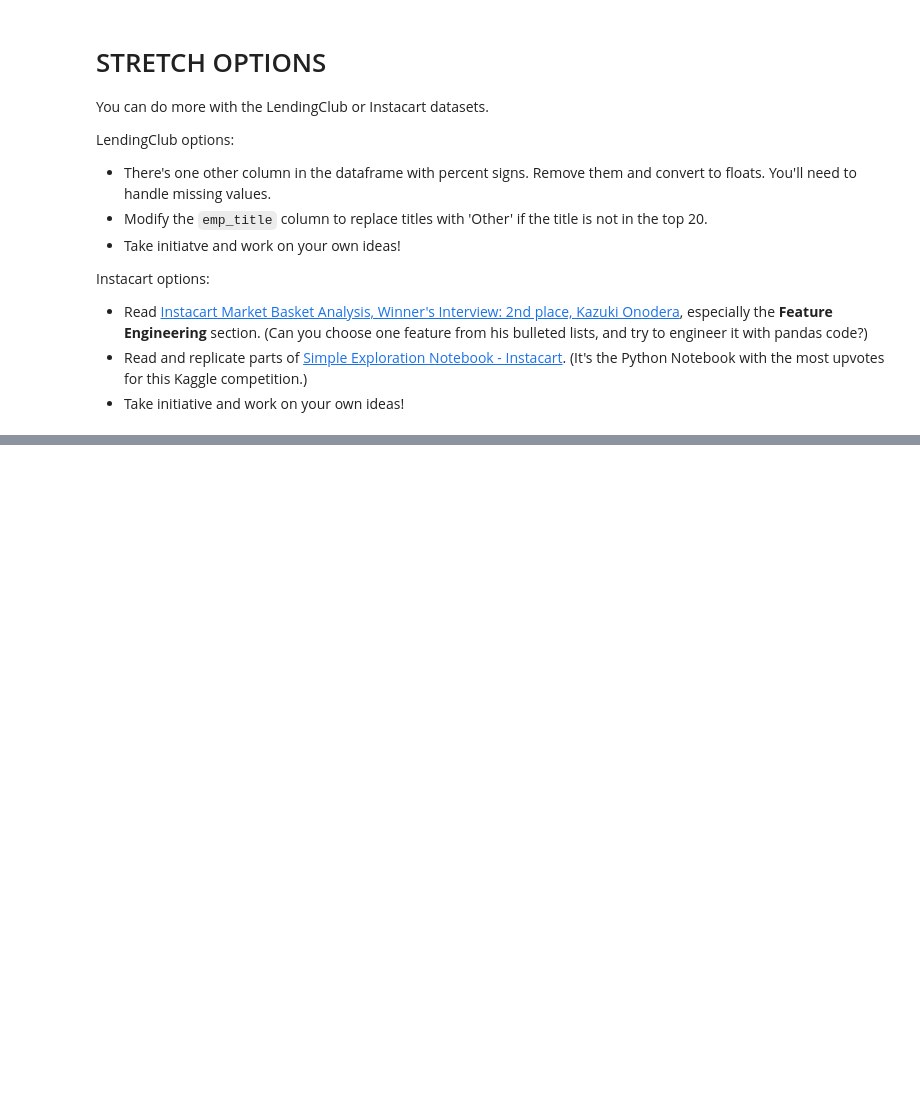
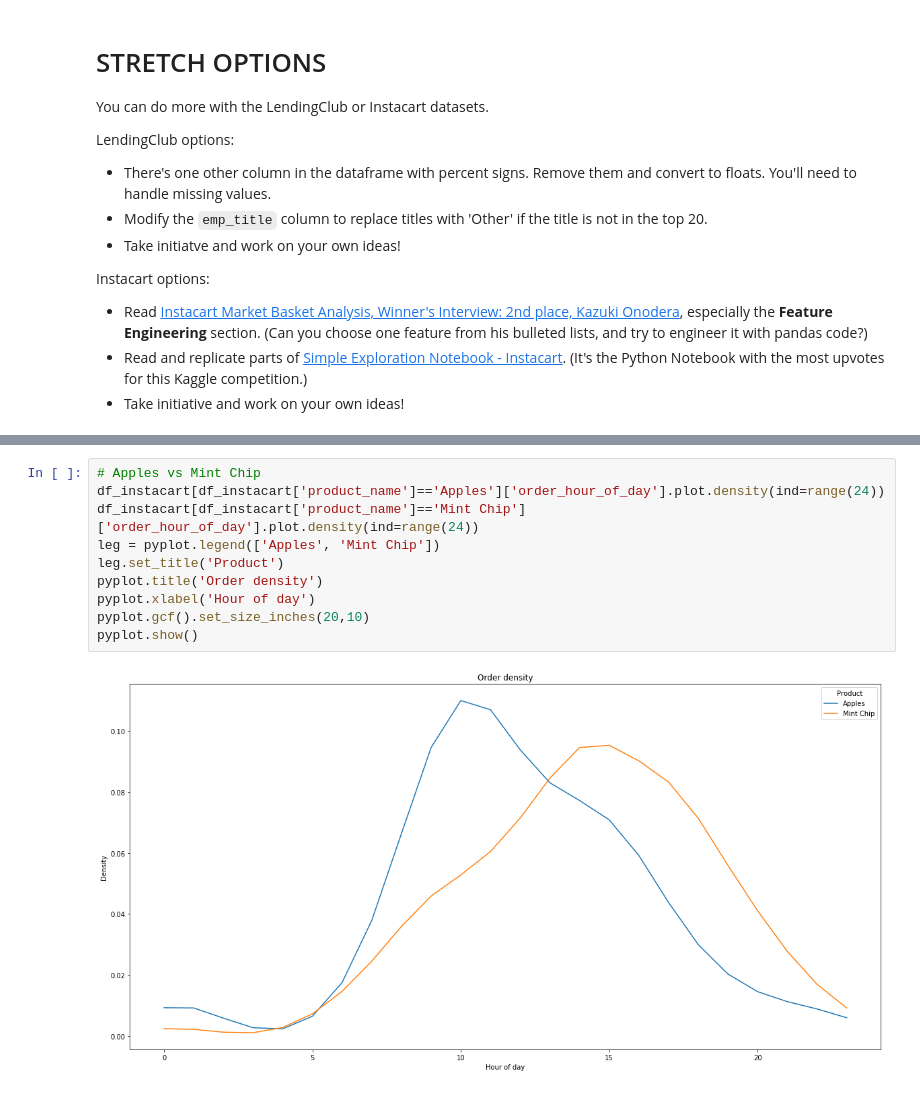
Before and after one commit to bloominstituteoftechnology/DS-Unit-1-Sprint-1-Dealing-With-Data, a Jupyter notebook: module4-makefeatures/LS_DS_114_Make_Features_Assignment.ipynb, the cells around one changed output, grey strips where cells are left out. Drawn from its saved outputs; the diff is of its cells as text; blank space fills up the shorter version.

```diff
--- a/module4-makefeatures/LS_DS_114_Make_Features_Assignment.ipynb
+++ b/module4-makefeatures/LS_DS_114_Make_Features_Assignment.ipynb
@@ -490,0 +739,12 @@ Instacart options:
+# %%
+# Apples vs Mint Chip
+df_instacart[df_instacart['product_name']=='Apples']['order_hour_of_day'].plot.density(ind=range(24))
+df_instacart[df_instacart['product_name']=='Mint Chip']['order_hour_of_day'].plot.density(ind=range(24))
+leg = pyplot.legend(['Apples', 'Mint Chip'])
+leg.set_title('Product')
+pyplot.title('Order density')
+pyplot.xlabel('Hour of day')
+pyplot.gcf().set_size_inches(20,10)
+pyplot.show()
+# %% [output]
+[figure, added]
```
Also changed, not shown: parts of 19 cells of this notebook.
